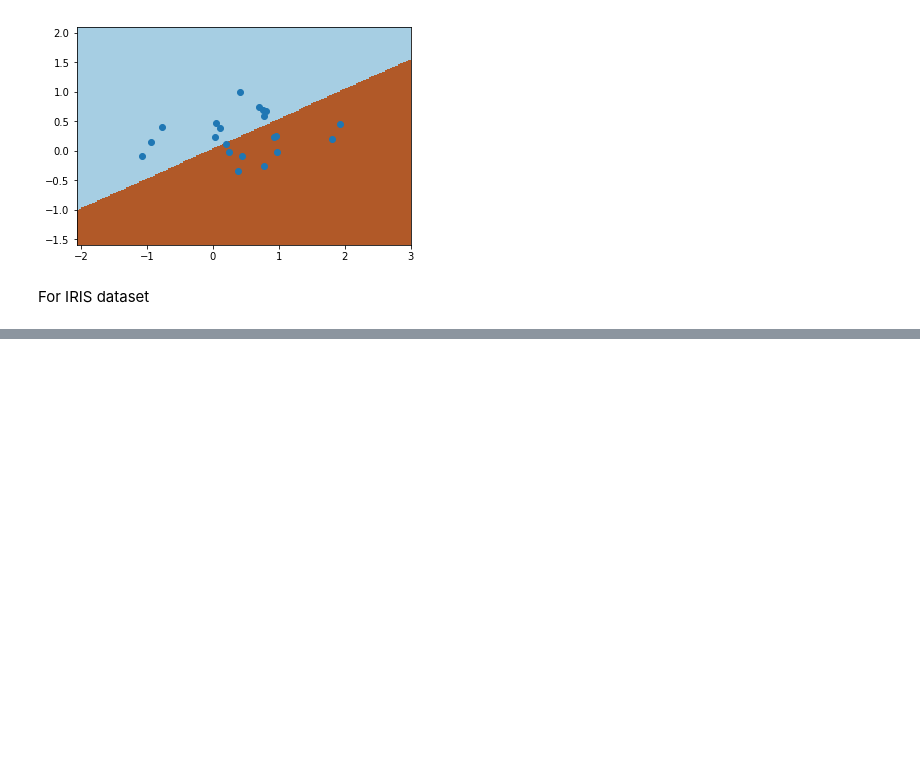
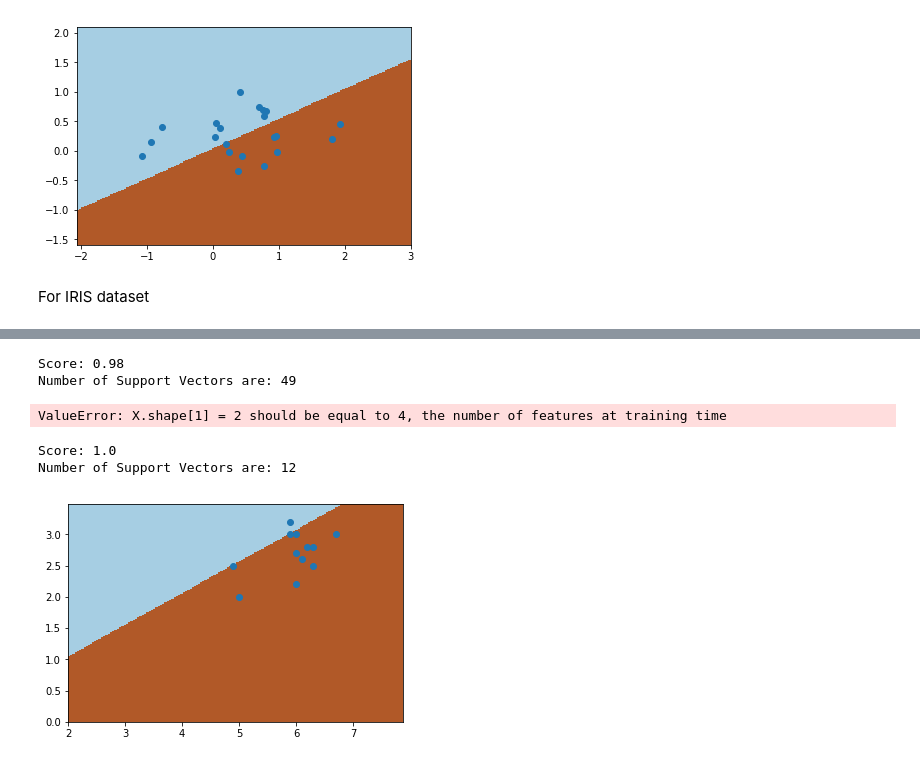
Before and after one commit to rohilrg/Machine-Learning-Practical-Session, a Jupyter notebook: Practical Session on SVM/SVM Practical Session.ipynb, the cells around one changed output, grey strips where cells are left out. Drawn from its saved outputs; the diff is of its cells as text; code cells hidden in the pictures; blank space fills up the shorter version.

```diff
--- a/Practical Session on SVM/SVM Practical Session.ipynb
+++ b/Practical Session on SVM/SVM Practical Session.ipynb
@@ -391,0 +443,43 @@ For IRIS dataset
+# %%
+import matplotlib.pyplot as plt #the library for plotting
+#we create a mesh to plot in
+h = 0.02 # grid step
+x_min= x.iloc[:, 2].min() - 1
+x_max= x.iloc[:, 2].max() + 1
+y_min = x.iloc[:, 3].min() - 1
+y_max = x.iloc[:, 3].max() + 1
+xx, yy = np.meshgrid(np.arange(x_min, x_max, h),
+np.arange(y_min, y_max, h))
+SVM= SVC(kernel='rbf', gamma=3)
+SVM.fit(x,y)
+print('Score:',SVM.score(x,y))
+a= SVM.support_vectors_
+print('Number of Support Vectors are:', len(a))
+Z2 = SVM.predict(np.c_[xx.ravel(),yy.ravel()])
+Z2=Z2.reshape(xx.shape)
+plt.figure()
+plt.pcolormesh(xx,yy,Z2, cmap=plt.cm.Paired)
+# We plot also the training points
+plt.scatter(a[:, 0], a[:, 1], cmap=plt.cm.coolwarm)
+plt.show()
+# %% [output]
+Score: 0.98
+Number of Support Vectors are: 49
+ValueError: X.shape[1] = 2 should be equal to 4, the number of features at training time
+# %%
+SVM= SVC(kernel='poly', degree=12, coef0= 1)
+SVM.fit(x,y)
+print('Score:',SVM.score(x,y))
+a= SVM.support_vectors_
+print('Number of Support Vectors are:', len(a))
+Z2 = SVMC2.predict(np.c_[xx.ravel(),yy.ravel()])
+Z2=Z2.reshape(xx.shape)
+plt.figure()
+plt.pcolormesh(xx,yy,Z2, cmap=plt.cm.Paired)
+# We plot also the training points
+plt.scatter(a[:, 0], a[:, 1], cmap=plt.cm.coolwarm)
+plt.show()
+# %% [output]
+Score: 1.0
+Number of Support Vectors are: 12
+[figure, added]
```
Also changed, not shown: parts of 3 cells of this notebook.
